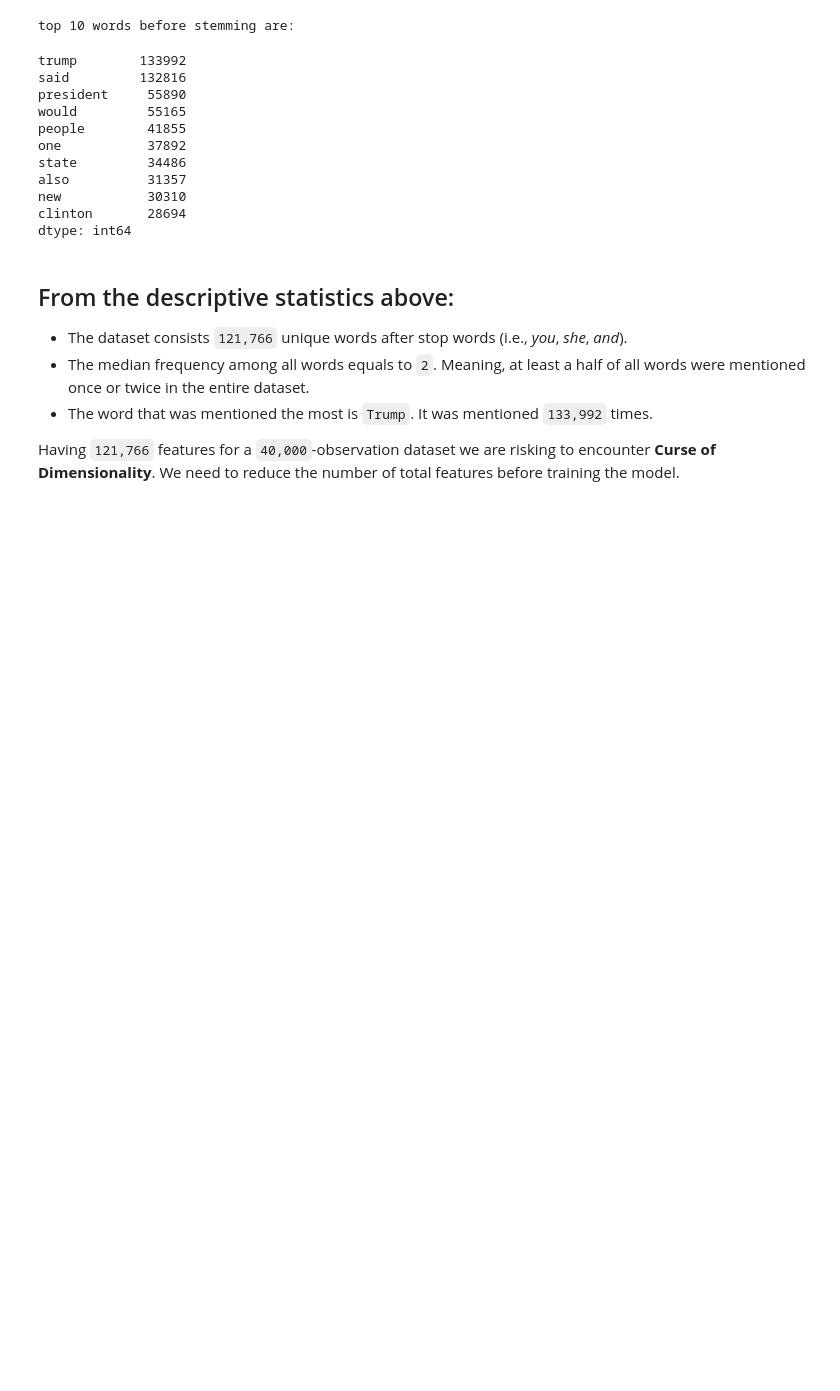
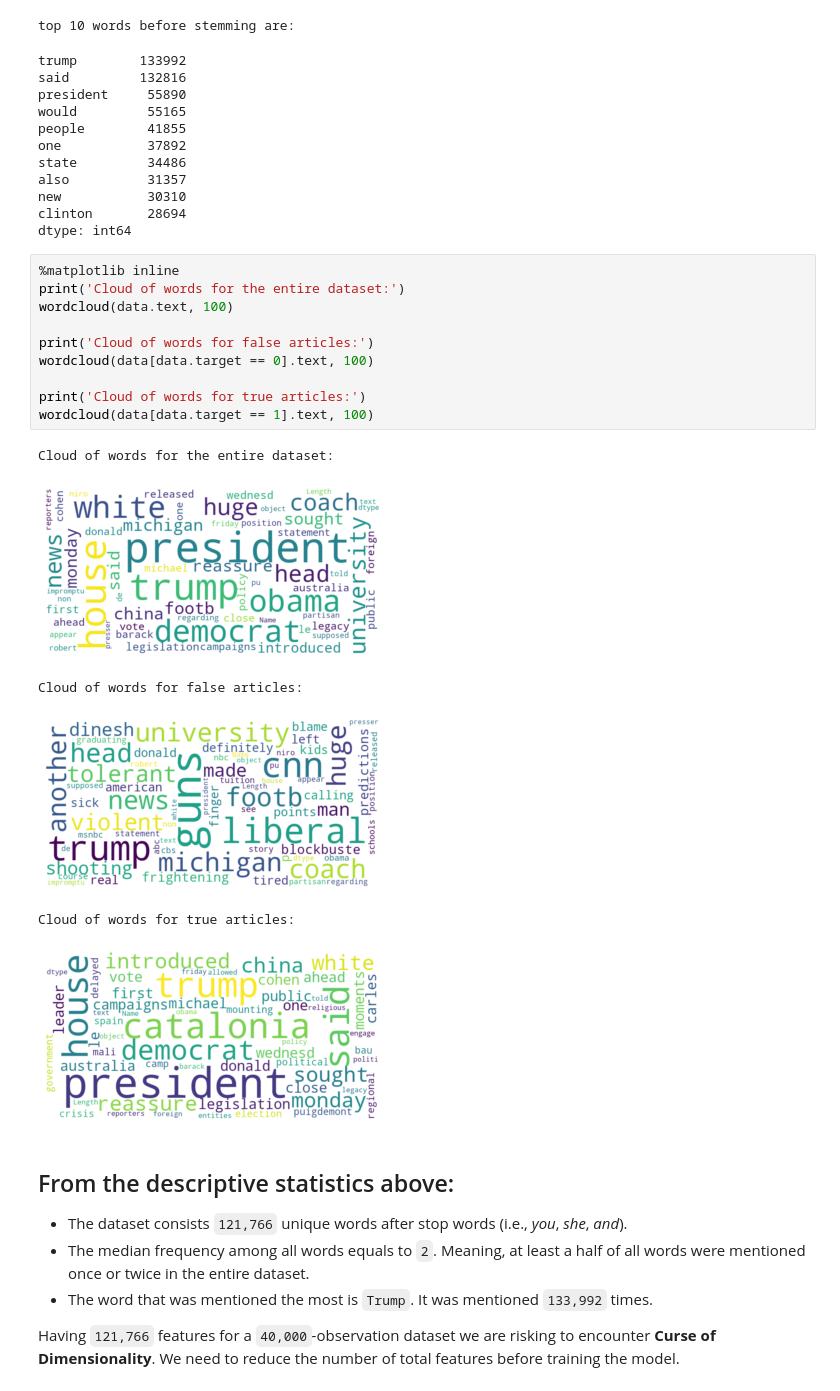
Before and after one commit to anth0nyhak1m/nlp_project_yas, a Jupyter notebook: baseline_model.ipynb, the cells around one changed output. Cells and saved outputs as stored; diff of their text form; blank space fills up the shorter version.

```diff
--- a/baseline_model.ipynb
+++ b/baseline_model.ipynb
@@ -58,6 +62,23 @@ also          31357
 new           30310
 clinton       28694
 dtype: int64
+# %%
+%matplotlib inline
+print('Cloud of words for the entire dataset:')
+wordcloud(data.text, 100)
+
+print('Cloud of words for false articles:')
+wordcloud(data[data.target == 0].text, 100)
+
+print('Cloud of words for true articles:')
+wordcloud(data[data.target == 1].text, 100)
+# %% [output]
+Cloud of words for the entire dataset:
+[figure, added]
+Cloud of words for false articles:
+[figure, added]
+Cloud of words for true articles:
+[figure, added]
 # %% [markdown]
 ## From the descriptive statistics above:
 
```
Also changed, not shown: parts of 12 cells of this notebook, 1 other file.
